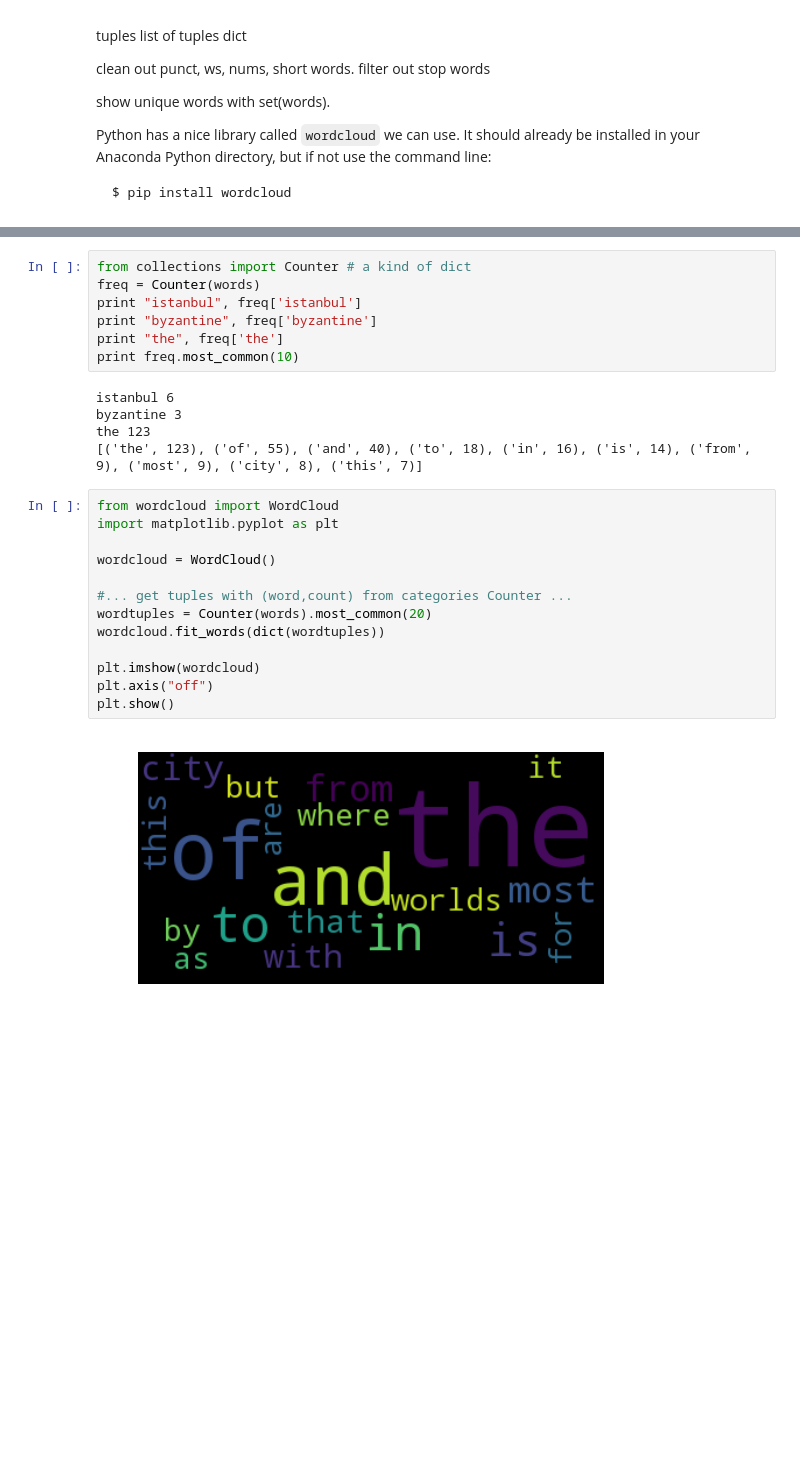
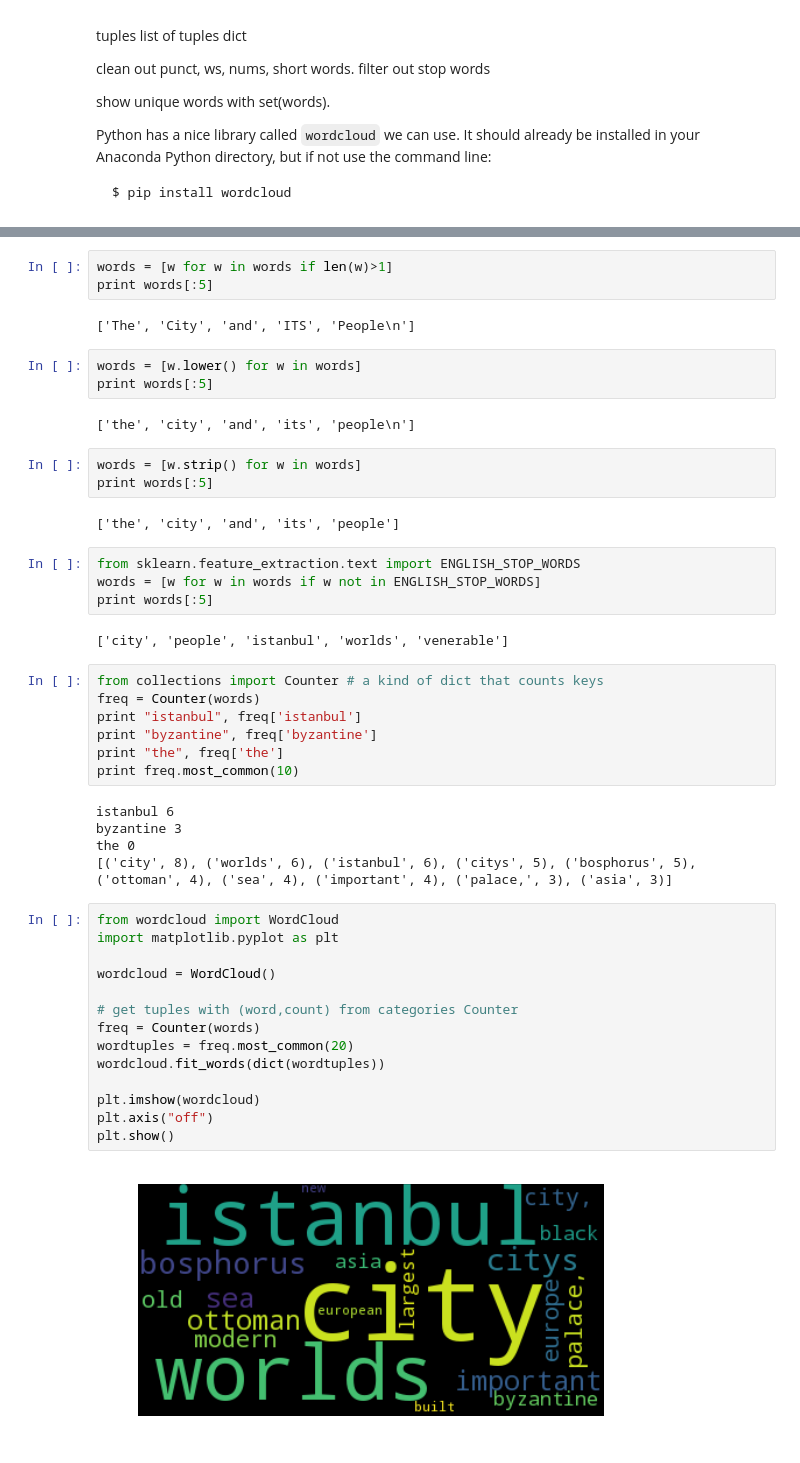
Before and after one commit to parrt/msds501, a Jupyter notebook: notes/data.ipynb, the cells around one changed output, grey strips where cells are left out. Saved outputs shown, nothing was run; the diff lists cells and outputs as text; blank space fills up the shorter version.

```diff
--- a/notes/data.ipynb
+++ b/notes/data.ipynb
@@ -252,5 +249,26 @@ print words[:20]
+# %%
+words = [w for w in words if len(w)>1]
+print words[:5]
+# %% [output]
+['The', 'City', 'and', 'ITS', 'People\n']
+# %%
+words = [w.lower() for w in words]
+print words[:5]
+# %% [output]
+['the', 'city', 'and', 'its', 'people\n']
+# %%
+words = [w.strip() for w in words]
+print words[:5]
+# %% [output]
+['the', 'city', 'and', 'its', 'people']
+# %%
+from sklearn.feature_extraction.text import ENGLISH_STOP_WORDS
+words = [w for w in words if w not in ENGLISH_STOP_WORDS]
+print words[:5]
+# %% [output]
+['city', 'people', 'istanbul', 'worlds', 'venerable']
 # %%
-from collections import Counter # a kind of dict
+from collections import Counter # a kind of dict that counts keys
 freq = Counter(words)
 print "istanbul", freq['istanbul']
 print "byzantine", freq['byzantine']
@@ -259,20 +277,21 @@ print freq.most_common(10)
 # %% [output]
 istanbul 6
 byzantine 3
-the 123
-[('the', 123), ('of', 55), ('and', 40), ('to', 18), ('in', 16), ('is', 14), ('from', 9), ('most', 9), ('city', 8), ('this', 7)]
+the 0
+[('city', 8), ('worlds', 6), ('istanbul', 6), ('citys', 5), ('bosphorus', 5), ('ottoman', 4), ('sea', 4), ('important', 4), ('palace,', 3), ('asia', 3)]
 # %%
 from wordcloud import WordCloud
 import matplotlib.pyplot as plt
 
 wordcloud = WordCloud()
 
-#... get tuples with (word,count) from categories Counter ...
-wordtuples = Counter(words).most_common(20)
+# get tuples with (word,count) from categories Counter
+freq = Counter(words)
+wordtuples = freq.most_common(20)
 wordcloud.fit_words(dict(wordtuples))
 
 plt.imshow(wordcloud)
 plt.axis("off")
 plt.show()
 # %% [output]
-[figure, old version]
+[figure, new version]
```
Also changed, not shown: parts of 4 cells of this notebook.
